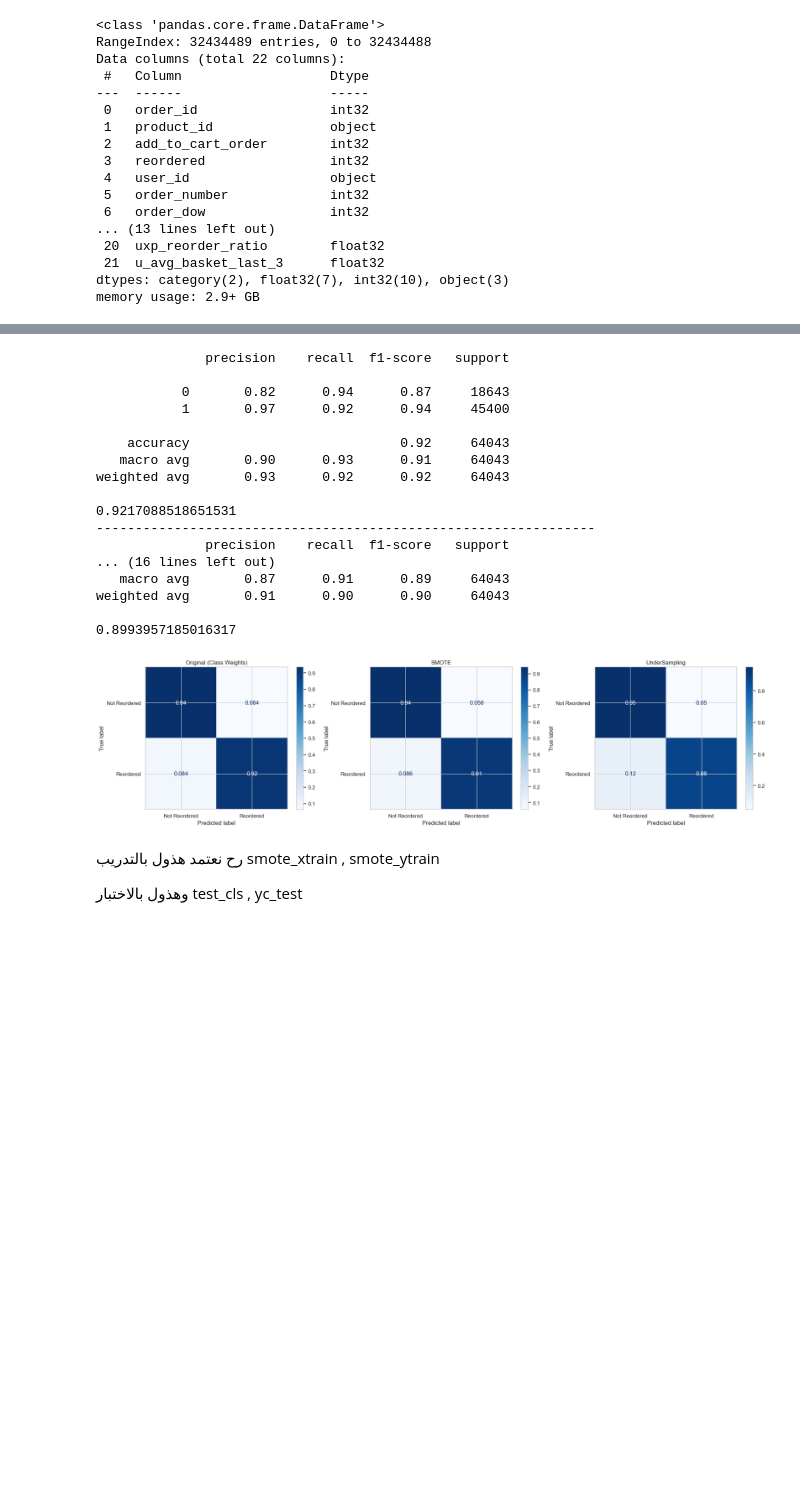
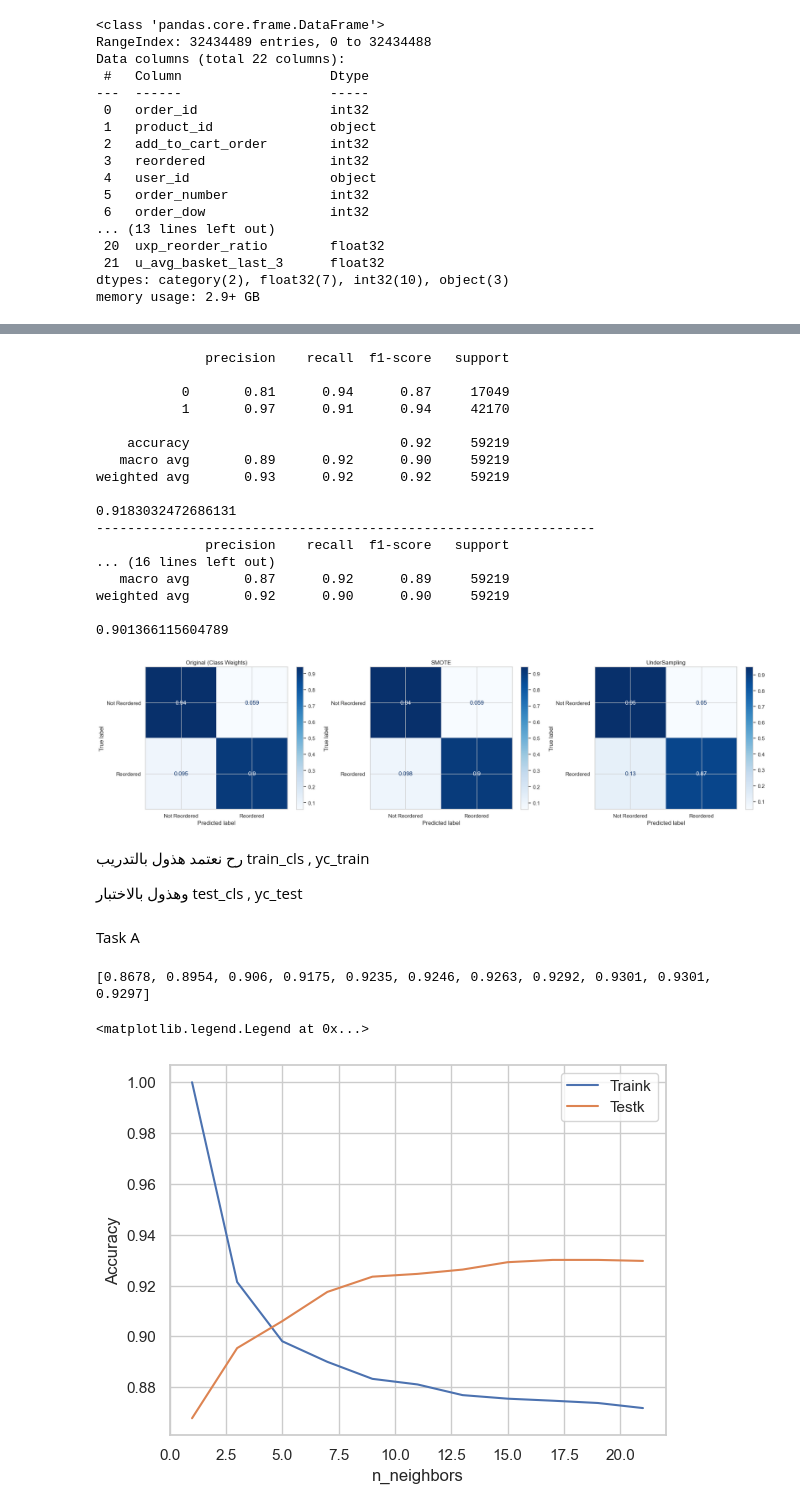
Before and after one commit to ameennasaireh10-hash/ML-project, a Jupyter notebook: FinalProject.ipynb, the cells around one changed output, grey strips where cells are left out. Drawn from its saved outputs; the diff is of its cells as text; code cells hidden in the pictures; blank space fills up the shorter version.

Commit message:
TaskA-KNN

```diff
--- a/FinalProject.ipynb
+++ b/FinalProject.ipynb
@@ -1352,7 +1351,8 @@ unique_users = final_df['user_id'].unique()
 if target_users_count > len(unique_users):
     target_users_count = len(unique_users)
 
-my_users = np.random.choice(unique_users, size=target_users_count, replace=False)
+np.random.seed(42)
+my_users = np.random.choice(unique_users , size=target_users_count , replace=False)
 
 final_sample = final_df[final_df['user_id'].isin(my_users)].copy()
 
@@ -1361,12 +1361,12 @@ final_sample["last__orders"] = final_sample["order_number"] == final_sample.grou
 train_df = final_sample[final_sample['last__orders'] == False]
 test_df = final_sample[final_sample['last__orders'] == True]
 
-not_for_X_columns = ['reordered', 'eval_set', 'last__order',  'order_id',]
-xc_train = train_df.drop(columns=not_for_X_columns, errors='ignore')
+not_for_X_columns = ['reordered' , 'eval_set' , 'last__order' ,  'order_id']
+xc_train = train_df.drop(columns=not_for_X_columns , errors='ignore')
 yc_train = train_df['reordered']
 
-Xc_test = test_df.drop(columns=not_for_X_columns, errors='ignore')
+xc_test = test_df.drop(columns=not_for_X_columns, errors='ignore')
 yc_test = test_df['reordered']
 
 train_cls = preprocessor.fit_transform(xc_train , yc_train)
-test_cls = preprocessor.transform(Xc_test)
+test_cls = preprocessor.transform(xc_test)
@@ -1488,21 +1469,21 @@ print(model_under.score(test_cls , yc_test))
 # %% [output]
               precision    recall  f1-score   support
 
-           0       0.82      0.94      0.87     18643
-           1       0.97      0.92      0.94     45400
+           0       0.81      0.94      0.87     17049
+           1       0.97      0.91      0.94     42170
 
-    accuracy                           0.92     64043
-   macro avg       0.90      0.93      0.91     64043
-weighted avg       0.93      0.92      0.92     64043
+    accuracy                           0.92     59219
+   macro avg       0.89      0.92      0.90     59219
+weighted avg       0.93      0.92      0.92     59219
 
-0.9217088518651531
+0.9183032472686131
 ----------------------------------------------------------------
               precision    recall  f1-score   support
 ... (16 lines left out)
-   macro avg       0.87      0.91      0.89     64043
-weighted avg       0.91      0.90      0.90     64043
+   macro avg       0.87      0.92      0.89     59219
+weighted avg       0.92      0.90      0.90     59219
 
-0.8993957185016317
+0.901366115604789
 # %%
 fig, axes = plt.subplots(1, 3, figsize=(20, 5))
 
@@ -1528,9 +1509,50 @@ plt.tight_layout()
 plt.show()
 
 #اول مره جربت اشغل هذول عالبيانات قبل التوزيع حسب الزمن , كان تقسيم عشوائي , وطلع معي انع الالفضل سموت , بس بعد التقسيم حسب الزمن رح نعتمد الداتا الاصليه
+## رجعت جربت بيانات اكبر وطلع معي السموت اعلى بنسبه بسيييييييطه وعشان هيك مش رح اهتم بالنسبه هاي ورح اعتمد الداتا الاصليه لانها ما بتوخذ وقت عكس السموت
 # %% [output]
-[figure, old version]
+[figure, new version]
 # %% [markdown]
-رح نعتمد هذول بالتدريب smote_xtrain , smote_ytrain
+رح نعتمد هذول بالتدريب train_cls , yc_train
 
 وهذول بالاختبار test_cls , yc_test
+# %% [markdown]
+Task A
+# %%
+#KNN:
+#هون رح اعتمد الاندر , لانه الموديل هون بصنف حسب الاقرب وبحالتي هاي ما بزبط يكون الداتا فيها عدم توازن , وما بقدر استخدم
+# class_weight = 'balanced'
+
+np.random.seed(42)
+
+i_train = np.random.choice(under_xtrain.shape[0], 10000, replace=False)
+x_trainS = under_xtrain[i_train]
+y_trainS = under_ytrain.iloc[i_train]
+
+#الصراحه اكثر اشي شفته مناسب اني اوخذ عينه صغيره للدرجه هاي , لانه احسن للموديل ؟ لا والله بس جهازي التعن عرضه وما رضي يشتغل الكود على سامبلز اكبر
+
+i_test = np.random.choice(test_cls.shape[0], 10000, replace=False)
+x_testS = test_cls[i_test]
+y_testS = yc_test.iloc[i_test]
+
+trainK = []
+testK = []
+k_values = range(1 , 22 , 2)
+
+for n in k_values:
+    tempK = KNeighborsClassifier(n_neighbors = n , n_jobs = -1)
+    Knn_model = tempK.fit(under_xtrain , under_ytrain)
+    trainK.append(tempK.score(x_trainS , y_trainS))
+    testK.append(tempK.score(x_testS , y_testS))
+
+print(testK)
+
+plt.plot(k_values , trainK , label = "Traink")
+plt.plot(k_values , testK , label = "Testk")
+plt.ylabel("Accuracy")
+plt.xlabel("n_neighbors")
+plt.legend()
+# %% [output]
+[0.8678, 0.8954, 0.906, 0.9175, 0.9235, 0.9246, 0.9263, 0.9292, 0.9301, 0.9301, 0.9297]
+<matplotlib.legend.Legend at 0x...>
+[figure, added]
```
Also changed, not shown: parts of 8 cells of this notebook.
